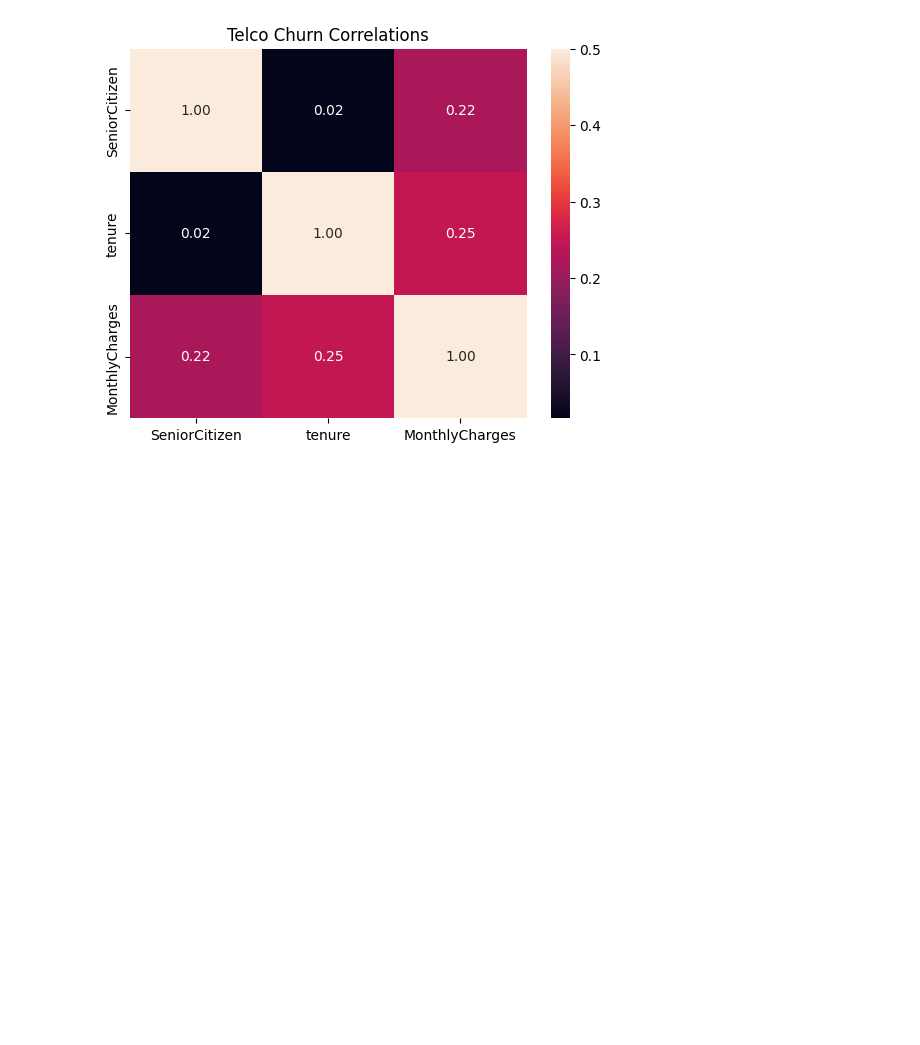
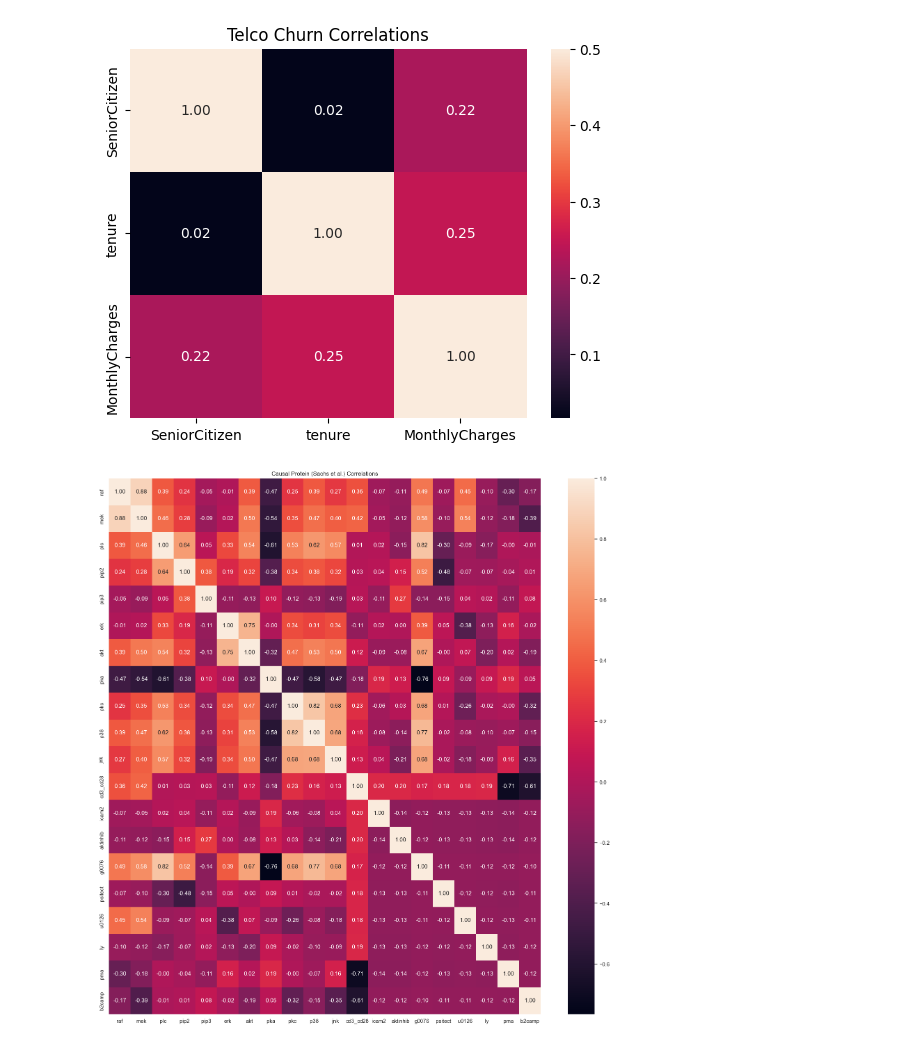
Before and after one commit to nathanluskey/Project_80816, a Jupyter notebook: basic_analys.ipynb, the cells around one changed output. Drawn from its saved outputs; the diff is of its cells as text; code cells hidden in the pictures; blank space fills up the shorter version.

Commit message:
Added Data from Sachs et al.

```diff
--- a/basic_analys.ipynb
+++ b/basic_analys.ipynb
@@ -68,3 +68,8 @@ TotalCharges         object
 Churn                object
 dtype: object
 'Number of entries is 7043 with 21 variables.'
+# %%
+sachs_df = pd.read_csv("./data/sachs.txt", delimiter="	")
+display(sachs_df.head())
+display(sachs_df.dtypes)
+display(f"Number of entries is {len(telco_churn_df)} with {len(telco_churn_df.columns)} variables.")
@@ -89,3 +119,13 @@ ax.set_title("Telco Churn Correlations")
 plt.show()
 # %% [output]
 [figure]
+# %%
+ax = plt.axes()
+
+sns.heatmap(sachs_df.corr(), annot=True, fmt=".2f", ax=ax)
+ax.set_title("Causal Protein (Sachs et al.) Correlations")
+sns.set(rc={'figure.figsize':(20,20)})
+
+plt.show()
+# %% [output]
+[figure, added]
```
Also changed, not shown: parts of 1 cell of this notebook, 2 other files.
